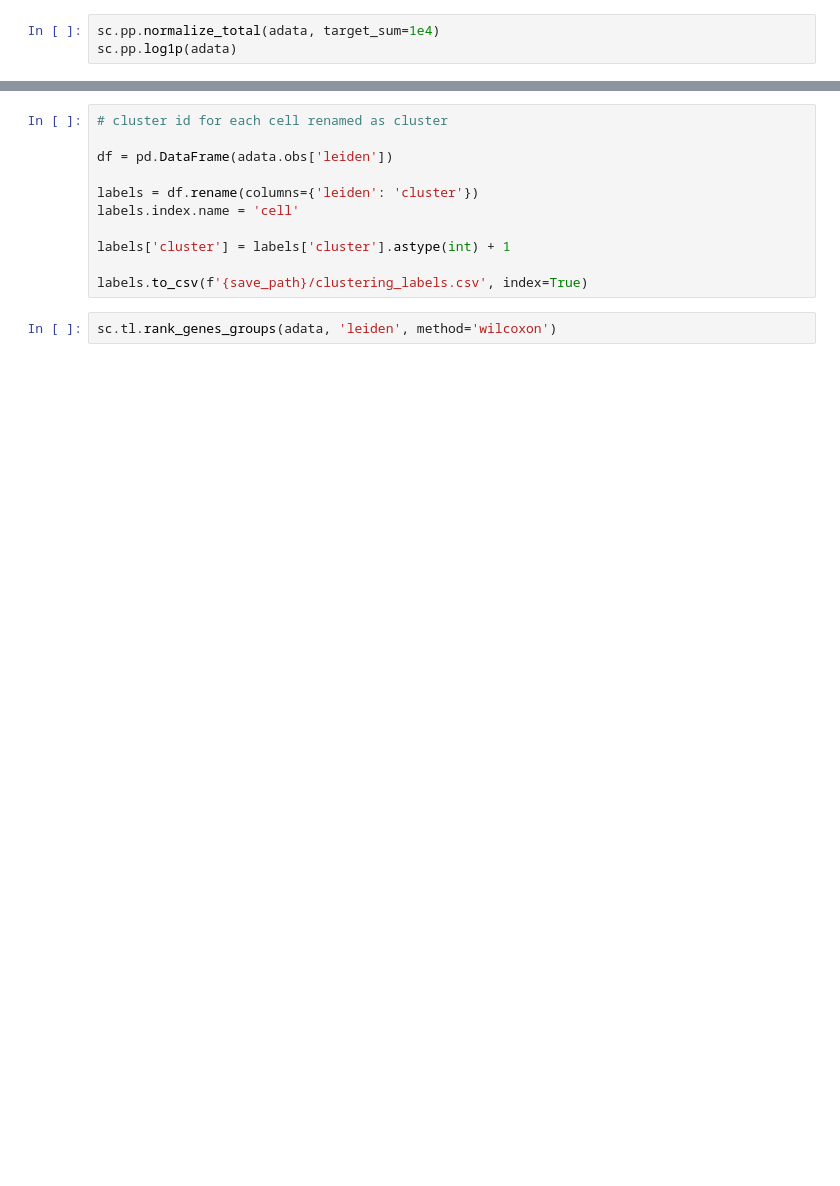
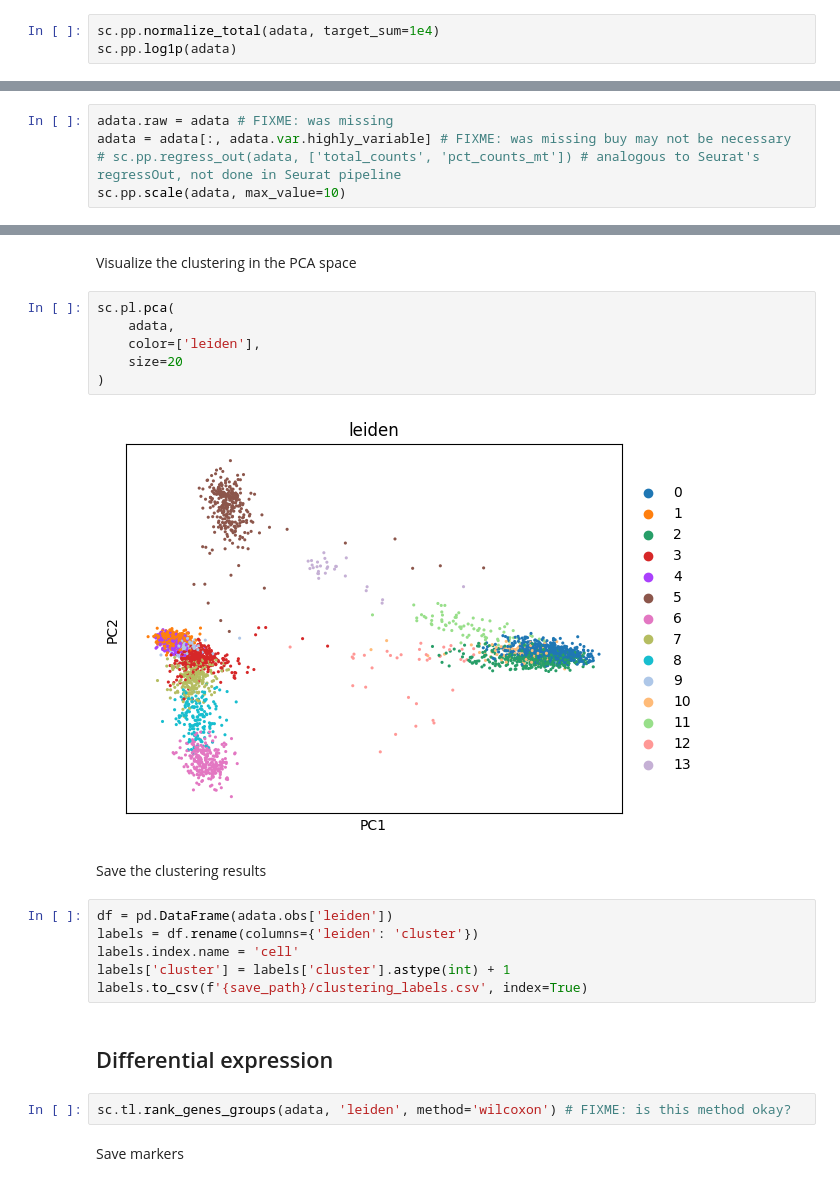
Before and after one commit to arcotan/single-cell-data-analysis, a Jupyter notebook: tools/scanpy/scanpy_PBMC1.ipynb, the cells around one changed output, grey strips where cells are left out. Cells and saved outputs as stored; diff of their text form; blank space fills up the shorter version.

```diff
--- a/tools/scanpy/scanpy_PBMC1.ipynb
+++ b/tools/scanpy/scanpy_PBMC1.ipynb
@@ -52,0 +64,5 @@ sc.pp.scale(adata)
+# %%
+adata.raw = adata # FIXME: was missing
+adata = adata[:, adata.var.highly_variable] # FIXME: was missing buy may not be necessary
+# sc.pp.regress_out(adata, ['total_counts', 'pct_counts_mt']) # analogous to Seurat's regressOut, not done in Seurat pipeline
+sc.pp.scale(adata, max_value=10)
@@ -70,14 +113,25 @@ sc.pl.pca(adata, color=['leiden'], size=20)
+# %% [markdown]
+Visualize the clustering in the PCA space
+# %%
+sc.pl.pca(
+    adata,
+    color=['leiden'],
+    size=20
+)
+# %% [output]
+[figure, added]
+# %% [markdown]
+Save the clustering results
 # %%
-# cluster id for each cell renamed as cluster
-
 df = pd.DataFrame(adata.obs['leiden'])
-
 labels = df.rename(columns={'leiden': 'cluster'})
 labels.index.name = 'cell'
-
 labels['cluster'] = labels['cluster'].astype(int) + 1
-
 labels.to_csv(f'{save_path}/clustering_labels.csv', index=True)
+# %% [markdown]
+## Differential expression
 # %%
-sc.tl.rank_genes_groups(adata, 'leiden', method='wilcoxon')
+sc.tl.rank_genes_groups(adata, 'leiden', method='wilcoxon') # FIXME: is this method okay?
+# %% [markdown]
+Save markers
 # %%
```
Also changed, not shown: parts of 23 cells of this notebook, 4 other files.
